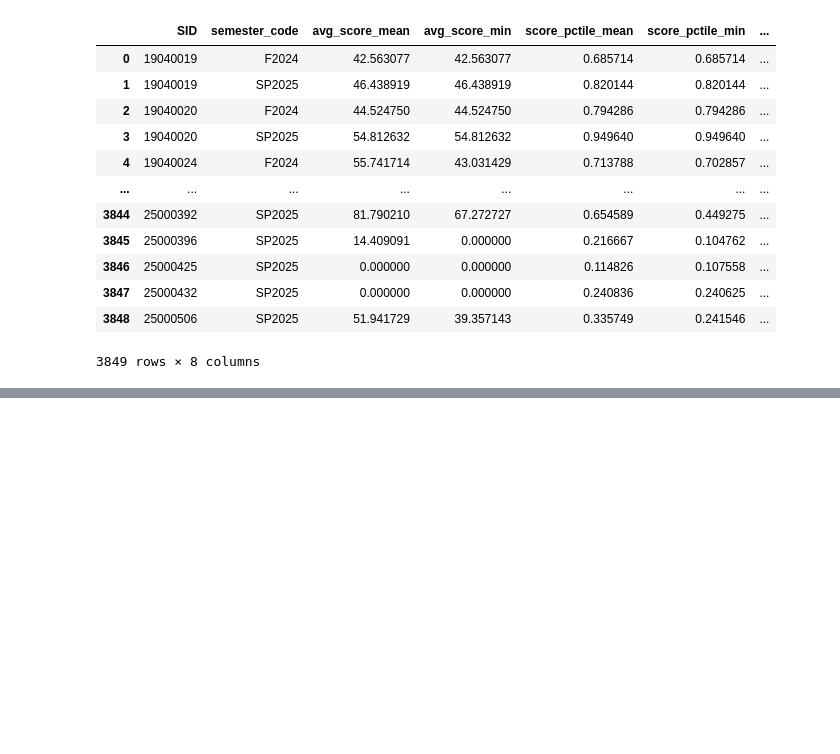
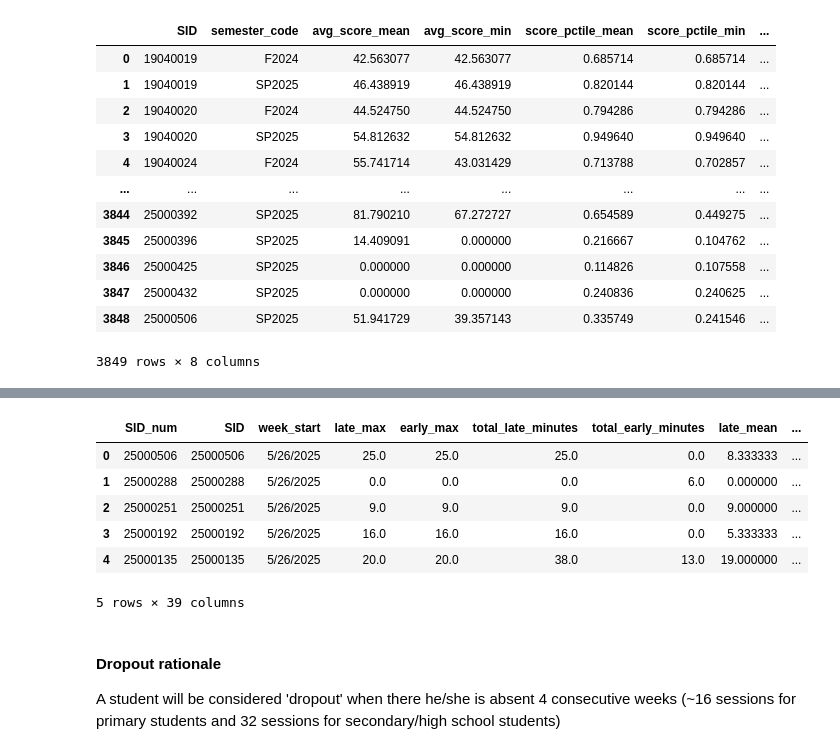
Before and after one commit to tthvan/student-dropout-analysis, a Jupyter notebook: notebooks/weekly_manipulation.ipynb, the cells around one changed output, grey strips where cells are left out. Saved outputs shown, nothing was run; the diff lists cells and outputs as text; code cells hidden in the pictures; blank space fills up the shorter version.

```diff
--- a/notebooks/weekly_manipulation.ipynb
+++ b/notebooks/weekly_manipulation.ipynb
@@ -598,0 +616,19 @@ Index(['SID', 'semester_code', 'avg_score_mean', 'avg_score_min',
+# %%
+#Compute some other useful variables
+week['total_called'] = week['called_count_w'] + week['called_failed_w']
+week['call_success_rate'] = week['called_count_w'] / week['total_called']
+week['attendance_rate'] = week['days_present_w'] / week['school_days']
+week['attendance_rate'] = week['attendance_rate'].clip(upper=1)
+
+week.head()
+# %% [output]
+|  | SID_num | SID | week_start | late_max | early_max | total_late_minutes | total_early_minutes | late_mean | ... |
+| 0 | 25000506 | 25000506 | 5/26/2025 | 25.0 | 25.0 | 25.0 | 0.0 | 8.333333 | ... |
+| 1 | 25000288 | 25000288 | 5/26/2025 | 0.0 | 0.0 | 0.0 | 6.0 | 0.000000 | ... |
+| 2 | 25000251 | 25000251 | 5/26/2025 | 9.0 | 9.0 | 9.0 | 0.0 | 9.000000 | ... |
+| 3 | 25000192 | 25000192 | 5/26/2025 | 16.0 | 16.0 | 16.0 | 0.0 | 5.333333 | ... |
+| 4 | 25000135 | 25000135 | 5/26/2025 | 20.0 | 20.0 | 38.0 | 13.0 | 19.000000 | ... |
+5 rows × 39 columns
+# %% [markdown]
+#### Dropout rationale
+A student will be considered 'dropout' when there he/she is absent 4 consecutive weeks (~16 sessions for primary students and 32 sessions for secondary/high school students)
```
Also changed, not shown: parts of 32 cells of this notebook, 10 other files.
